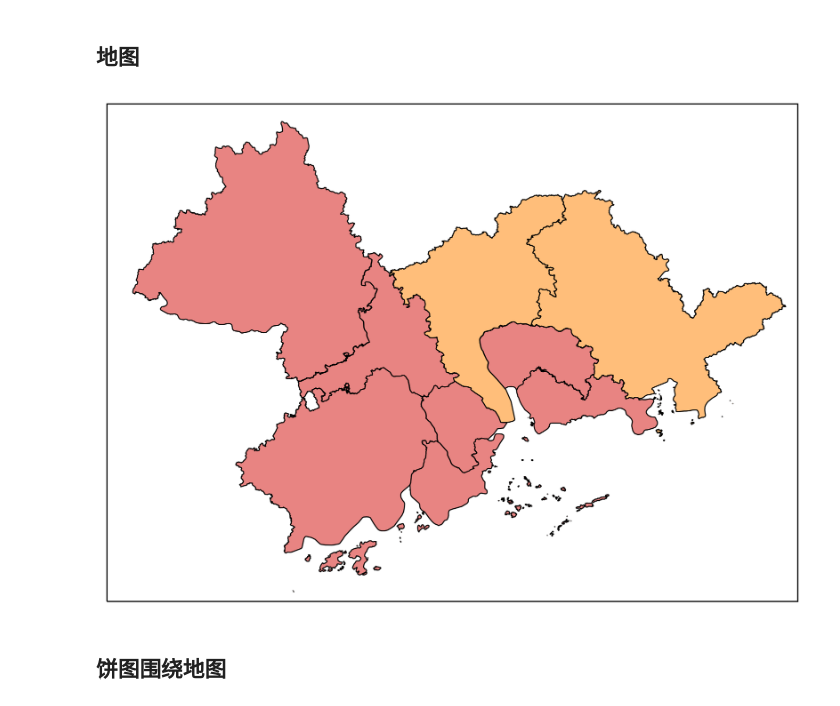
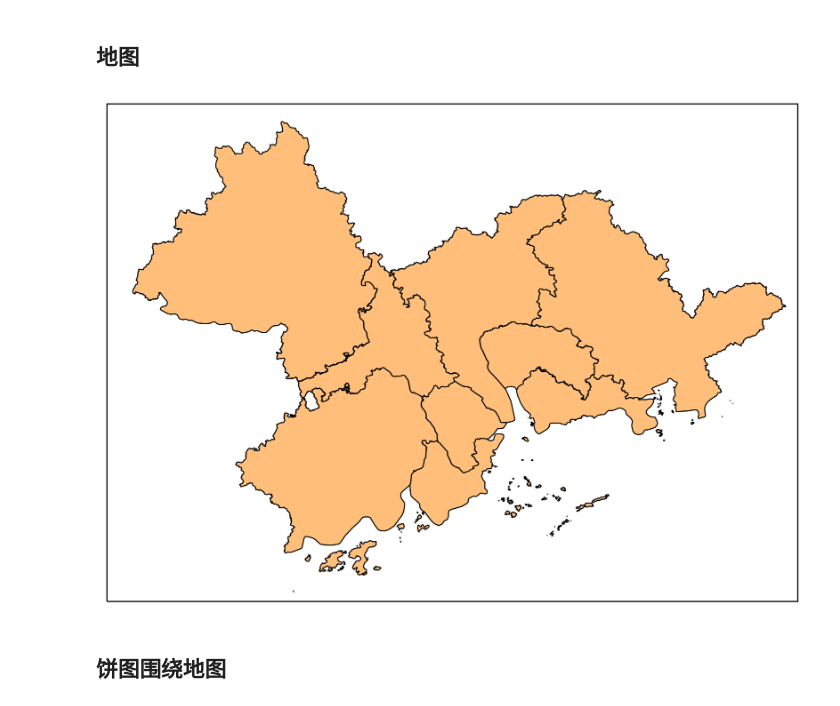
Before and after one commit to Iphisxu/MasterGRAD-Seasonally, a Jupyter notebook: scripts/Contributions/RandomForest/plot_cities_pie.ipynb, the cells around one changed output. Saved outputs shown, nothing was run; the diff lists cells and outputs as text; code cells hidden in the pictures.

```diff
--- a/scripts/Contributions/RandomForest/plot_cities_pie.ipynb
+++ b/scripts/Contributions/RandomForest/plot_cities_pie.ipynb
@@ -22,7 +22,7 @@ from namelist import *
 import warnings
 warnings.filterwarnings("ignore")
 # %%
-filepath = datadir + 'Contribution/RandomForest_output/RH_to_QV/'
+filepath = datadir + 'Contribution/Seasonally/RandomForest_output/'
 citylist = ['Zhaoqing','Huizhou','Guangzhou','Foshan',
             'Dongguan','Shenzhen','Zhongshan','Jiangmen',
             'Zhuhai']
@@ -63,15 +63,15 @@ font_dict = dict(
     loc='left', verticalalignment='center',
 )
 
-ax[0].pie(dfs['Guangzhou'].loc[variants,'Low'],**pie_dict)
-ax[1].pie(dfs['Guangzhou'].loc[variants,'High'],**pie_dict)
+ax[0].pie(dfs['Guangzhou'].loc[variants,'summer'],**pie_dict)
+ax[1].pie(dfs['Guangzhou'].loc[variants,'autumn'],**pie_dict)
 
-ax[0].set_title('(a) Low',**font_dict)
-ax[1].set_title('(b) High',**font_dict)
+ax[0].set_title('(a) summer',**font_dict)
+ax[1].set_title('(b) autumn',**font_dict)
 
-r2_low_str  = '{:.2f}'.format(dfs['Guangzhou'].loc['r2','Low'])
-r2_high_str = '{:.2f}'.format(dfs['Guangzhou'].loc['r2','High'])
-ax[0].text(0.5,-0.02,f'R$^2$ = {r2_low_str}',ha='center',va='center',transform=ax[0].transAxes)
-ax[1].text(0.5,-0.02,f'R$^2$ = {r2_high_str}',ha='center',va='center',transform=ax[1].transAxes)
+r2_summer_str = '{:.2f}'.format(dfs['Guangzhou'].loc['r2','summer'])
+r2_autumn_str = '{:.2f}'.format(dfs['Guangzhou'].loc['r2','autumn'])
+ax[0].text(0.5,-0.02,f'R$^2$ = {r2_summer_str}',ha='center',va='center',transform=ax[0].transAxes)
+ax[1].text(0.5,-0.02,f'R$^2$ = {r2_autumn_str}',ha='center',va='center',transform=ax[1].transAxes)
 plt.show()
 # %% [output]
@@ -96,11 +96,11 @@ for city in citylist:
         loc='left', verticalalignment='center',
     )
 
-    ax[0].pie(dfs[city].loc[variants,'Low'],**pie_dict)
-    ax[1].pie(dfs[city].loc[variants,'High'],**pie_dict)
+    ax[0].pie(dfs[city].loc[variants,'summer'],**pie_dict)
+    ax[1].pie(dfs[city].loc[variants,'autumn'],**pie_dict)
 
-    ax[0].set_title('(a) Low',**font_dict)
-    ax[1].set_title('(b) High',**font_dict)
+    ax[0].set_title('(a) summer',**font_dict)
+    ax[1].set_title('(b) autumn',**font_dict)
 
     plt.savefig(outpath + f'{city}.png',dpi=300,transparent=True,)#bbox_inches='tight')
     plt.close()
@@ -169,29 +169,29 @@ plt.close()
 ## 地图
 # %%
 # 设置各城市首要因子
-city_factor_low  = {city: dfs[city].loc[variants,'Low'].sort_values(ascending=False).index[0] for city in citylist}
-city_factor_high = {city: dfs[city].loc[variants,'High'].sort_values(ascending=False).index[0] for city in citylist}
-city_factor_diff = {city: dfs[city].loc[variants,'Diff'].sort_values(ascending=False).index[0] for city in citylist}
+city_factor_summer = {city: dfs[city].loc[variants,'summer'].sort_values(ascending=False).index[0] for city in citylist}
+city_factor_autumn = {city: dfs[city].loc[variants,'autumn'].sort_values(ascending=False).index[0] for city in citylist}
+city_factor_diff   = {city: dfs[city].loc[variants,'Diff'].sort_values(ascending=False).index[0] for city in citylist}
 
 # 将城市与颜色连接
-city_color_low = {city: factor_color[factor] for city, factor in city_factor_low.items()}
-city_color_high = {city: factor_color[factor] for city, factor in city_factor_high.items()}
-city_color_diff = {city: factor_color[factor] for city, factor in city_factor_diff.items()}
+city_color_summer = {city: factor_color[factor] for city, factor in city_factor_summer.items()}
+city_color_autumn = {city: factor_color[factor] for city, factor in city_factor_autumn.items()}
+city_color_diff   = {city: factor_color[factor] for city, factor in city_factor_diff.items()}
 # %%
 shps = {}
 for city in citylist:
     shps[city] = Reader(shp_files[f'{city}_adm'])
 
 fig = plt.figure(figsize=(12, 6), dpi=300)
 ax = fig.subplots(1, 1, subplot_kw={'projection': ccrs.PlateCarree()})
 
 for city in citylist:
-    ax.add_feature(cfeat.ShapelyFeature(shps[city].geometries(),ccrs.PlateCarree(),facecolor=city_color_low[city],edgecolor='k'), linewidth=0.7)
+    ax.add_feature(cfeat.ShapelyFeature(shps[city].geometries(),ccrs.PlateCarree(),facecolor=city_color_summer[city],edgecolor='k'), linewidth=0.7)
 ax.set_extent([111.2, 115.5, 21.4, 24.5],ccrs.PlateCarree())
 
 plt.show()
 # %% [output]
-[figure, old version]
+[figure, new version]
 # %% [markdown]
 ## 饼图围绕地图
 # %%
```
Also changed, not shown: parts of 4 cells of this notebook, 2 other files.
